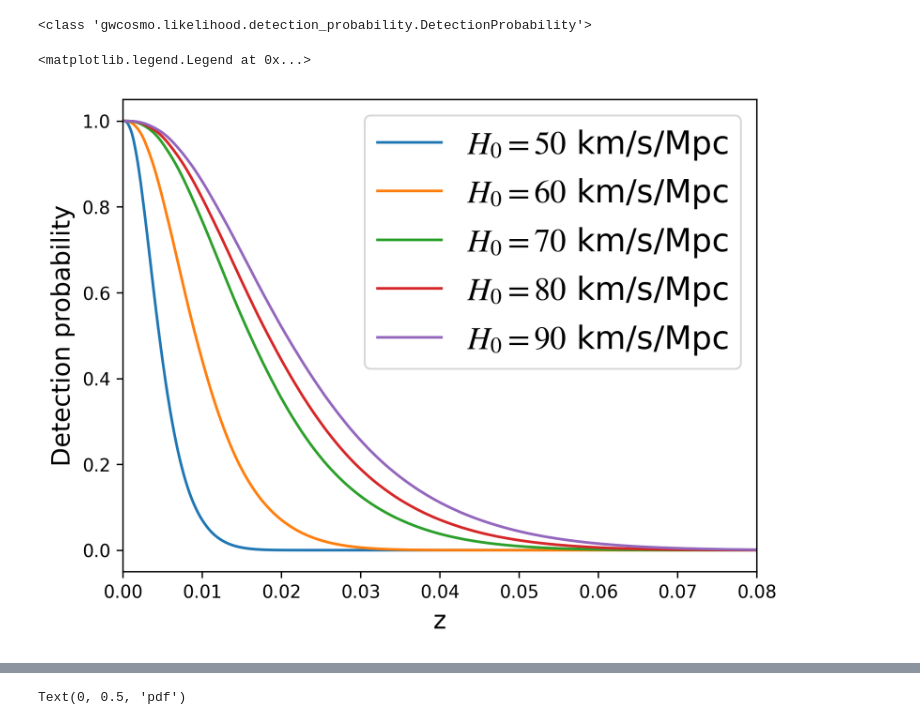
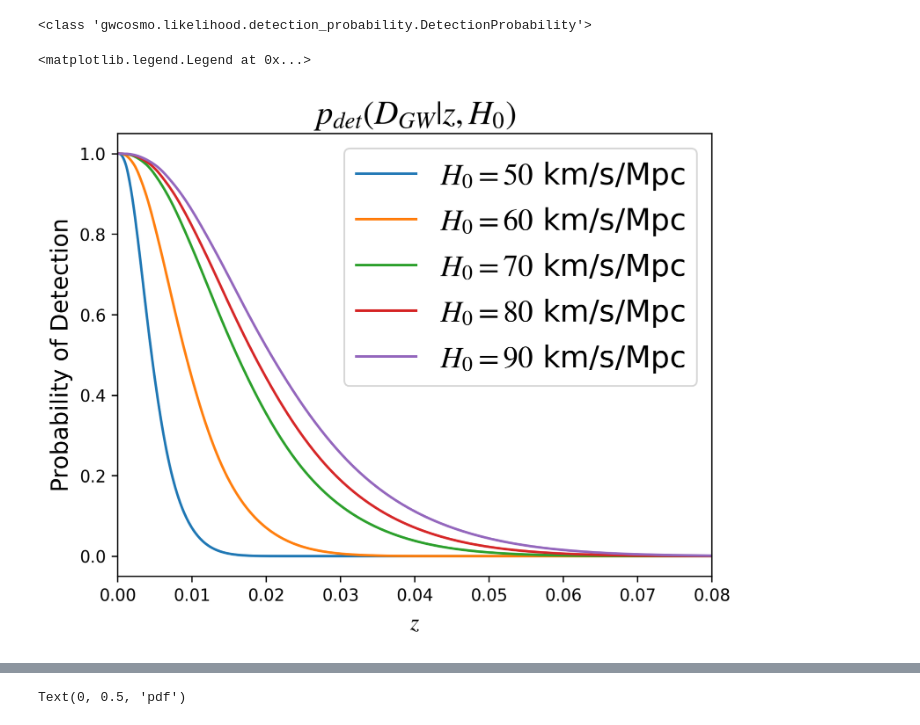
Before and after one commit to joon-young-lee/gdr_gwcosmo_tutorial_2020, a Jupyter notebook: notebooks/Tutorial.ipynb, the cells around one changed output, grey strips where cells are left out. Cells and saved outputs as stored; diff of their text form; code cells hidden in the pictures.

```diff
--- a/notebooks/Tutorial.ipynb
+++ b/notebooks/Tutorial.ipynb
@@ -93,25 +93,27 @@ pdet0 = pickle.load(open(data_path + 'O3PSD_BNS_Nsamps20000_full_waveform.p', 'r
 # %%
 # Let us plot the detection probability
 H0 = 70 # Hubble constant in km/Mpc/s
 z_array = np.linspace(0.0, 0.1, 1000) # Redshift at which you want to evaluate your det. probability
 pdet_array = pdet.pD_zH0_eval(z_array, H0) # Use the pdet method to compute pdet
 pdet_array20 = pdet.pD_zH0_eval(z_array, 20) # Use the pdet method to compute pdet
 pdet_array40 = pdet.pD_zH0_eval(z_array, 40) # Use the pdet method to compute pdet
 pdet_array80 = pdet.pD_zH0_eval(z_array, 80) # Use the pdet method to compute pdet
 pdet_array90 = pdet.pD_zH0_eval(z_array, 90) # Use the pdet method to compute pdet
+plt.title(r'$p_{det}(D_{GW}|z, H_0)$', fontsize = 20)
 plt.plot(z_array, pdet_array20, label = r'$H_0=50$ km/s/Mpc')
 plt.plot(z_array, pdet_array40, label = r'$H_0=60$ km/s/Mpc')
 plt.plot(z_array, pdet_array, label = r'$H_0=70$ km/s/Mpc')
 plt.plot(z_array, pdet_array80, label = r'$H_0=80$ km/s/Mpc')
 plt.plot(z_array, pdet_array90, label = r'$H_0=90$ km/s/Mpc')
 #plt.title(fr'$H_0={H0}$')
-plt.ylabel('Detection probability', fontsize=14)
-plt.xlabel('z', fontsize=14)
+plt.ylabel('Probability of Detection', fontsize=14)
+plt.xlabel(r'$z$', fontsize=14)
 plt.xlim(0.0, 0.08)
+plt.savefig('../../../../Desktop/Senior/cosmology/Term Project/pdet.png')
 plt.legend(fontsize = 18)
 # %% [output]
 <matplotlib.legend.Legend at 0x...>
-[figure, old version]
+[figure, new version]
 # %%
 # Here we evaluate pdet over a grid of redshift and H0
 H0_array = np.linspace(20, 140, 100)
```
Also changed, not shown: parts of 11 cells of this notebook, 1 other file.
